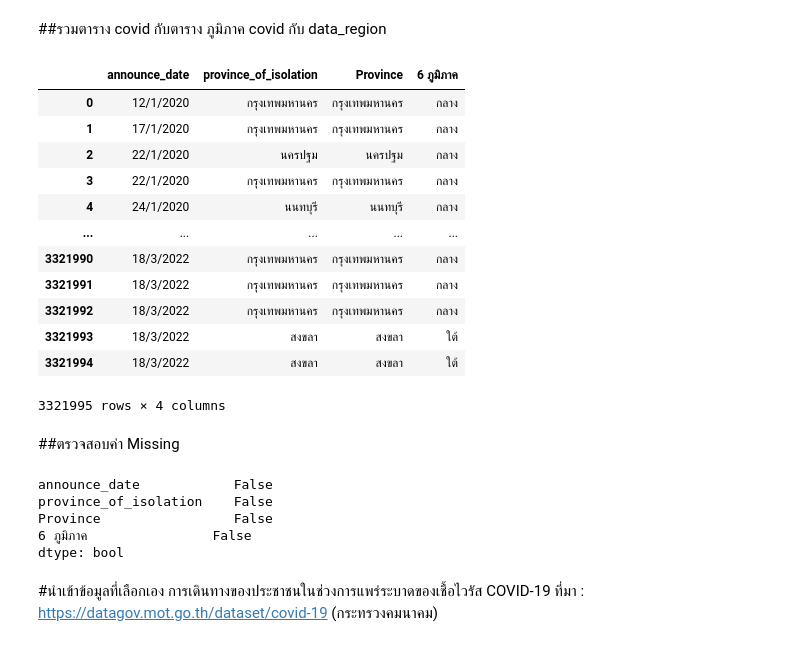
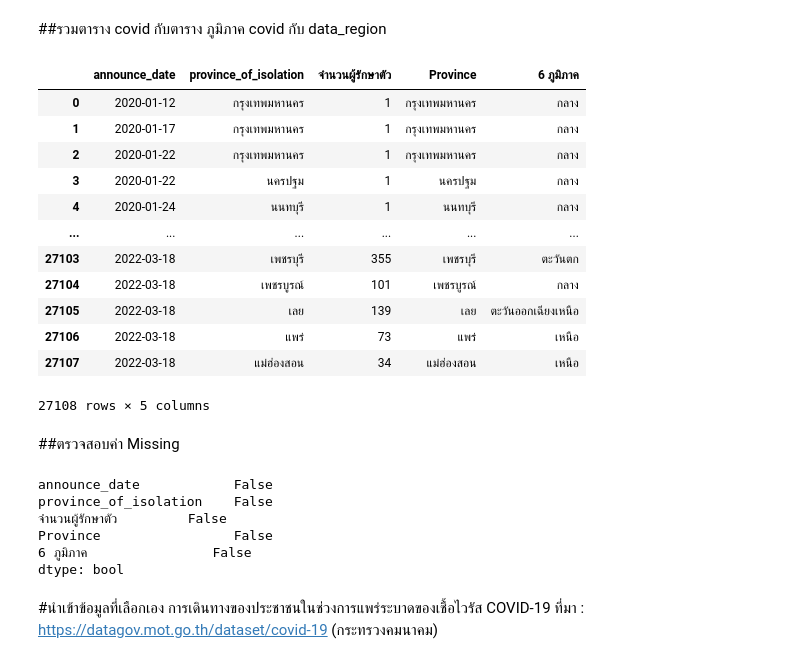
Before and after one commit to BestApisit/data_viz_2022, a Jupyter notebook: Project_Dinosaur.ipynb, the cells around one changed output. Cells and saved outputs as stored; diff of their text form; code cells hidden in the pictures.

```diff
--- a/Project_Dinosaur.ipynb
+++ b/Project_Dinosaur.ipynb
@@ -11,7 +20,7 @@ drive.mount('/content/drive')
 # %% [output]
 Mounted at /content/drive
 # %%
-path = '/content/drive/My Drive/dataviz_2021_data/Project'
+path = '/content/drive/My Drive/dataviz_2021_data/Project_Dinosaur'
 # %% [markdown]
 #data covid
 # %% [markdown]
@@ -209,3 +218,8 @@ Covid
 | 433551 | 18/3/2022 | สงขลา |
 | 433552 | 18/3/2022 | สงขลา |
 3321995 rows × 2 columns
+# %%
+import datetime
+Covid = pd.DataFrame(Covid)
+Covid['announce_date'] = pd.to_datetime(Covid['announce_date'], format = "%d/%m/%Y")
+Covid
@@ -211,0 +240,3 @@ Covid
+# %%
+gb_covid = Covid.groupby(['announce_date','province_of_isolation']).size().reset_index(name='จำนวนผู้รักษาตัว')
+gb_covid
@@ -236,22 +281,22 @@ data_region
 ##รวมตาราง covid กับตาราง ภูมิภาค
 covid กับ data_region
 # %%
-covid_region = Covid.merge(data_region,how='left',left_on='province_of_isolation',right_on = 'Province')
+covid_region = gb_covid.merge(data_region,how='left',left_on='province_of_isolation',right_on = 'Province')
 covid_region
 # %% [output]
-|  | announce_date | province_of_isolation | Province | 6 ภูมิภาค |
-| 0 | 12/1/2020 | กรุงเทพมหานคร | กรุงเทพมหานคร | กลาง |
-| 1 | 17/1/2020 | กรุงเทพมหานคร | กรุงเทพมหานคร | กลาง |
-| 2 | 22/1/2020 | นครปฐม | นครปฐม | กลาง |
-| 3 | 22/1/2020 | กรุงเทพมหานคร | กรุงเทพมหานคร | กลาง |
-| 4 | 24/1/2020 | นนทบุรี | นนทบุรี | กลาง |
-| ... | ... | ... | ... | ... |
-| 3321990 | 18/3/2022 | กรุงเทพมหานคร | กรุงเทพมหานคร | กลาง |
-| 3321991 | 18/3/2022 | กรุงเทพมหานคร | กรุงเทพมหานคร | กลาง |
-| 3321992 | 18/3/2022 | กรุงเทพมหานคร | กรุงเทพมหานคร | กลาง |
-| 3321993 | 18/3/2022 | สงขลา | สงขลา | ใต้ |
-| 3321994 | 18/3/2022 | สงขลา | สงขลา | ใต้ |
+|  | announce_date | province_of_isolation | จำนวนผู้รักษาตัว | Province | 6 ภูมิภาค |
+| 0 | 2020-01-12 | กรุงเทพมหานคร | 1 | กรุงเทพมหานคร | กลาง |
+| 1 | 2020-01-17 | กรุงเทพมหานคร | 1 | กรุงเทพมหานคร | กลาง |
+| 2 | 2020-01-22 | กรุงเทพมหานคร | 1 | กรุงเทพมหานคร | กลาง |
+| 3 | 2020-01-22 | นครปฐม | 1 | นครปฐม | กลาง |
+| 4 | 2020-01-24 | นนทบุรี | 1 | นนทบุรี | กลาง |
+| ... | ... | ... | ... | ... | ... |
+| 27103 | 2022-03-18 | เพชรบุรี | 355 | เพชรบุรี | ตะวันตก |
+| 27104 | 2022-03-18 | เพชรบูรณ์ | 101 | เพชรบูรณ์ | กลาง |
+| 27105 | 2022-03-18 | เลย | 139 | เลย | ตะวันออกเฉียงเหนือ |
+| 27106 | 2022-03-18 | แพร่ | 73 | แพร่ | เหนือ |
+| 27107 | 2022-03-18 | แม่ฮ่องสอน | 34 | แม่ฮ่องสอน | เหนือ |
-3321995 rows × 4 columns
+27108 rows × 5 columns
 # %% [markdown]
 ##ตรวจสอบค่า Missing
 # %%
@@ -259,6 +304,7 @@ covid_region.isnull().any()
 # %% [output]
 announce_date            False
 province_of_isolation    False
+จำนวนผู้รักษาตัว         False
 Province                 False
 6 ภูมิภาค                False
 dtype: bool
```
Also changed, not shown: parts of 29 cells of this notebook.
